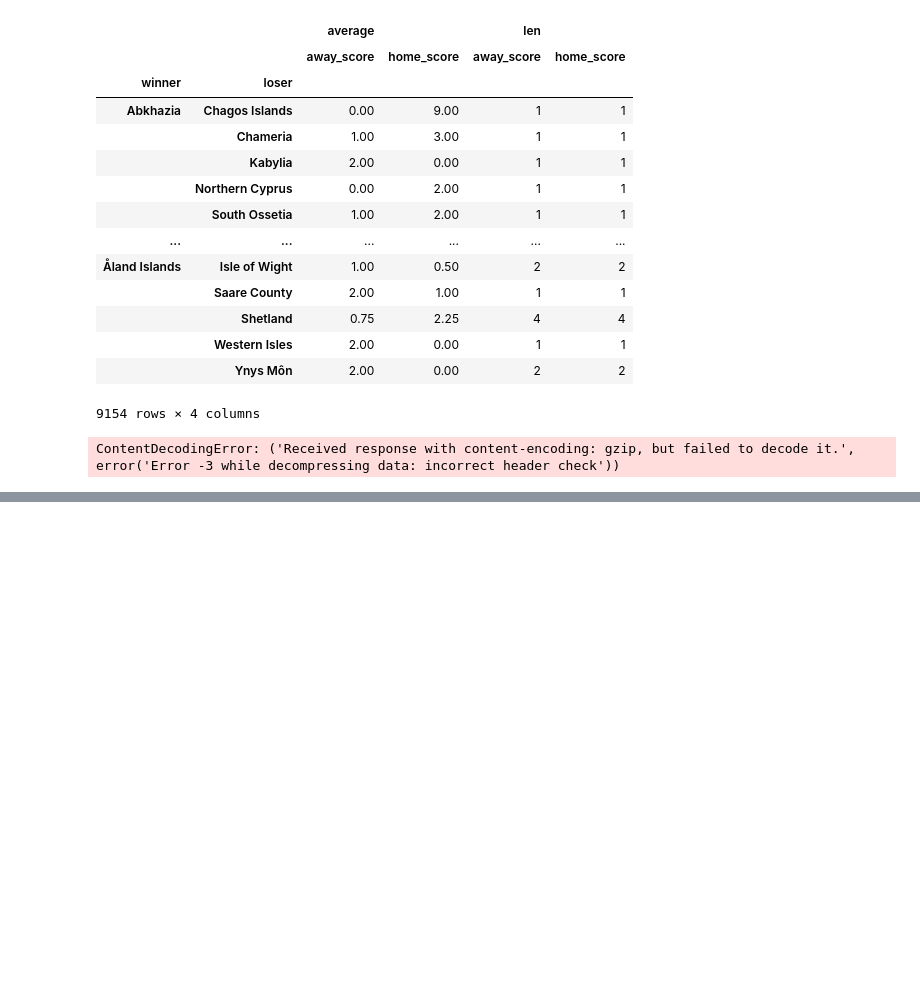
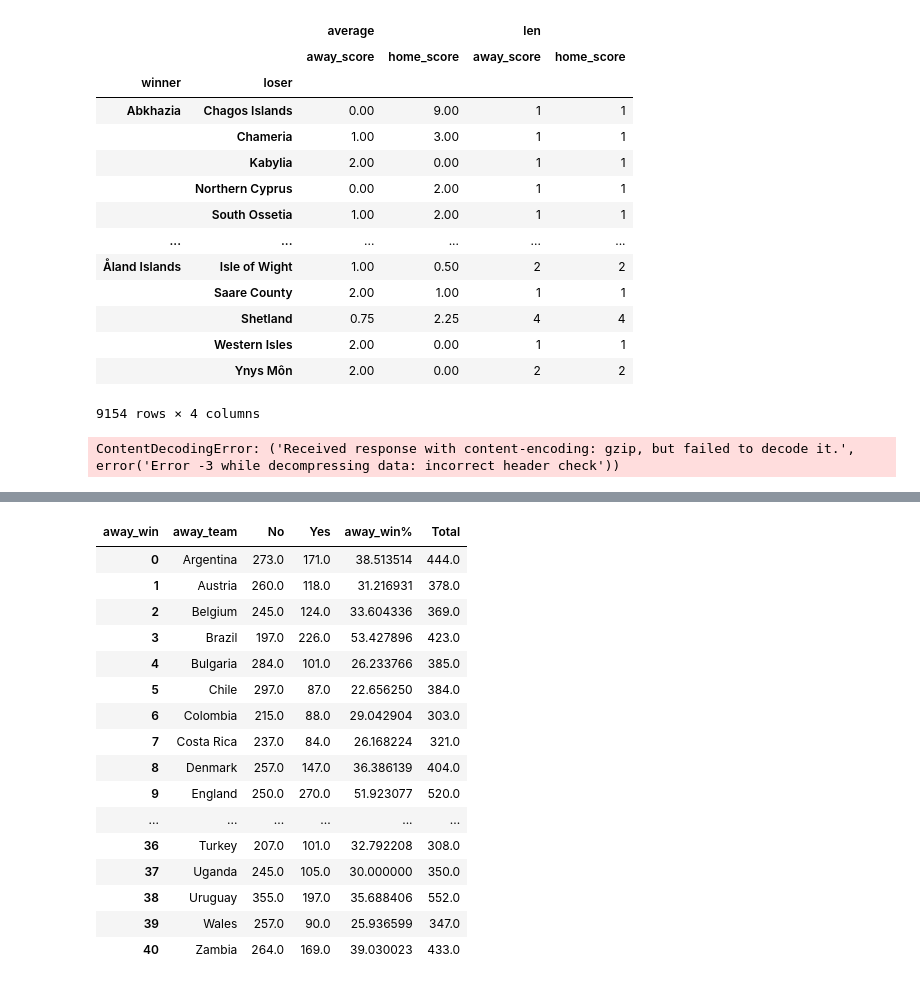
Before and after one commit to l-aleksashka-l/ML, a Jupyter notebook: Stepik/Match_predictions.ipynb, the cells around one changed output, grey strips where cells are left out. Drawn from its saved outputs; the diff is of its cells as text; code cells hidden in the pictures; blank space fills up the shorter version.

```diff
--- a/Stepik/Match_predictions.ipynb
+++ b/Stepik/Match_predictions.ipynb
@@ -1094,0 +1095,43 @@ gb_away.get_group(('Germany','No'))
+# %%
+#counting if the away team won the game or not
+
+awin = gb_away.away_win.count()
+
+#converting the series into a dataframe for further analysis
+
+awin = pd.DataFrame(awin)
+
+#Renaming the column to a different name than the index
+awin.rename(columns = {'away_win':'count'},inplace=True)
+
+
+#Resetting the indexes so we get the required columns
+awin = awin.reset_index()
+
+#creating a pivot table for ease of calculating
+awin = awin.pivot(index = 'away_win',columns='away_team').fillna(0)
+
+#Creating a new row for Win percentage
+
+awin.loc['away_win%'] = awin.apply(lambda x: (x["Yes"] / (x["Yes"]+x["No"])*100))
+#To obtain the desired dataframe
+awaywinperc = analysis(awin)
+awaywinperc
+# %% [output]
+| away_win | away_team | No | Yes | away_win% | Total |
+| 0 | Argentina | 273.0 | 171.0 | 38.513514 | 444.0 |
+| 1 | Austria | 260.0 | 118.0 | 31.216931 | 378.0 |
+| 2 | Belgium | 245.0 | 124.0 | 33.604336 | 369.0 |
+| 3 | Brazil | 197.0 | 226.0 | 53.427896 | 423.0 |
+| 4 | Bulgaria | 284.0 | 101.0 | 26.233766 | 385.0 |
+| 5 | Chile | 297.0 | 87.0 | 22.656250 | 384.0 |
+| 6 | Colombia | 215.0 | 88.0 | 29.042904 | 303.0 |
+| 7 | Costa Rica | 237.0 | 84.0 | 26.168224 | 321.0 |
+| 8 | Denmark | 257.0 | 147.0 | 36.386139 | 404.0 |
+| 9 | England | 250.0 | 270.0 | 51.923077 | 520.0 |
+| ... | ... | ... | ... | ... | ... |
+| 36 | Turkey | 207.0 | 101.0 | 32.792208 | 308.0 |
+| 37 | Uganda | 245.0 | 105.0 | 30.000000 | 350.0 |
+| 38 | Uruguay | 355.0 | 197.0 | 35.688406 | 552.0 |
+| 39 | Wales | 257.0 | 90.0 | 25.936599 | 347.0 |
+| 40 | Zambia | 264.0 | 169.0 | 39.030023 | 433.0 |
```
Also changed, not shown: parts of 22 cells of this notebook, 1 other file.
